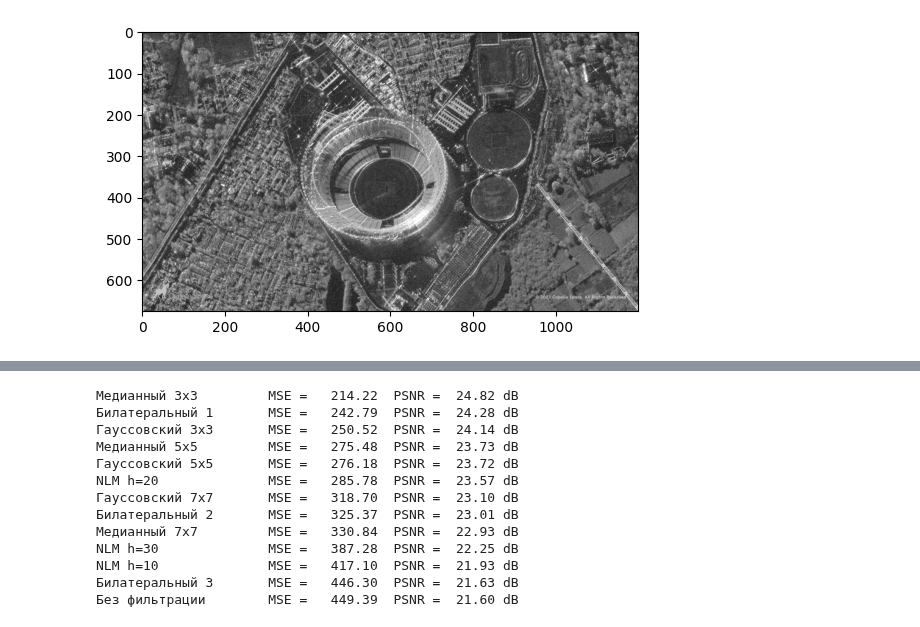
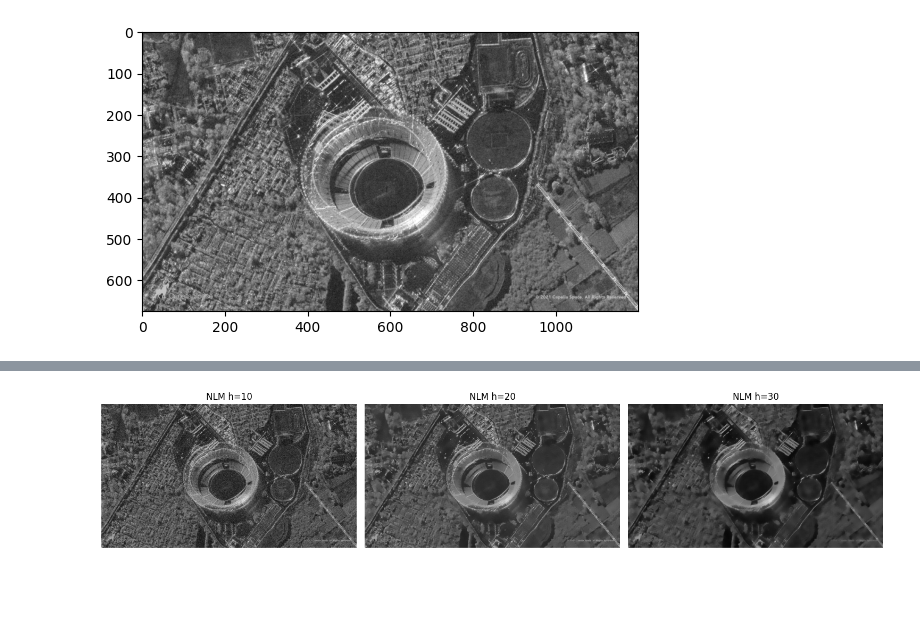
Before and after one commit to Rigtsu/image_processing, a Jupyter notebook: hw2.ipynb, the cells around one changed output, grey strips where cells are left out. Cells and saved outputs as stored; diff of their text form; code cells hidden in the pictures; blank space fills up the shorter version.

```diff
--- a/hw2.ipynb
+++ b/hw2.ipynb
@@ -154,27 +135,0 @@ results = {
-# %%
-metrics = {}
-
-for name, filtered in results.items():
-    mse, psnr = calculate_metrics(image_gray, filtered)
-    metrics[name] = (mse, psnr)
-
-for name, (mse, psnr) in sorted(
-    metrics.items(),
-    key=lambda item: item[1][1],
-    reverse=True
-):
-    print(f"{name:20}  MSE = {mse:8.2f}  PSNR = {psnr:6.2f} dB")
-# %% [output]
-Медианный 3x3         MSE =   214.22  PSNR =  24.82 dB
-Билатеральный 1       MSE =   242.79  PSNR =  24.28 dB
-Гауссовский 3x3       MSE =   250.52  PSNR =  24.14 dB
-Медианный 5x5         MSE =   275.48  PSNR =  23.73 dB
-Гауссовский 5x5       MSE =   276.18  PSNR =  23.72 dB
-NLM h=20              MSE =   285.78  PSNR =  23.57 dB
-Гауссовский 7x7       MSE =   318.70  PSNR =  23.10 dB
-Билатеральный 2       MSE =   325.37  PSNR =  23.01 dB
-Медианный 7x7         MSE =   330.84  PSNR =  22.93 dB
-NLM h=30              MSE =   387.28  PSNR =  22.25 dB
-NLM h=10              MSE =   417.10  PSNR =  21.93 dB
-Билатеральный 3       MSE =   446.30  PSNR =  21.63 dB
-Без фильтрации        MSE =   449.39  PSNR =  21.60 dB
@@ -182,0 +136,18 @@ NLM h=10              MSE =   417.10  PSNR =  21.93 dB
+# %%
+fig, ax = plt.subplots(1, 3, figsize=(15, 5))
+
+images = [
+    (nlm_1, 'NLM h=10'),
+    (nlm_2, 'NLM h=20'),
+    (nlm_3, 'NLM h=30')
+]
+
+for a, (img, title) in zip(ax, images):
+    a.imshow(img, cmap='gray')
+    a.set_title(title)
+    a.axis('off')
+
+plt.tight_layout()
+plt.show()
+# %% [output]
+[figure, added]
```
Also changed, not shown: parts of 28 cells of this notebook.
